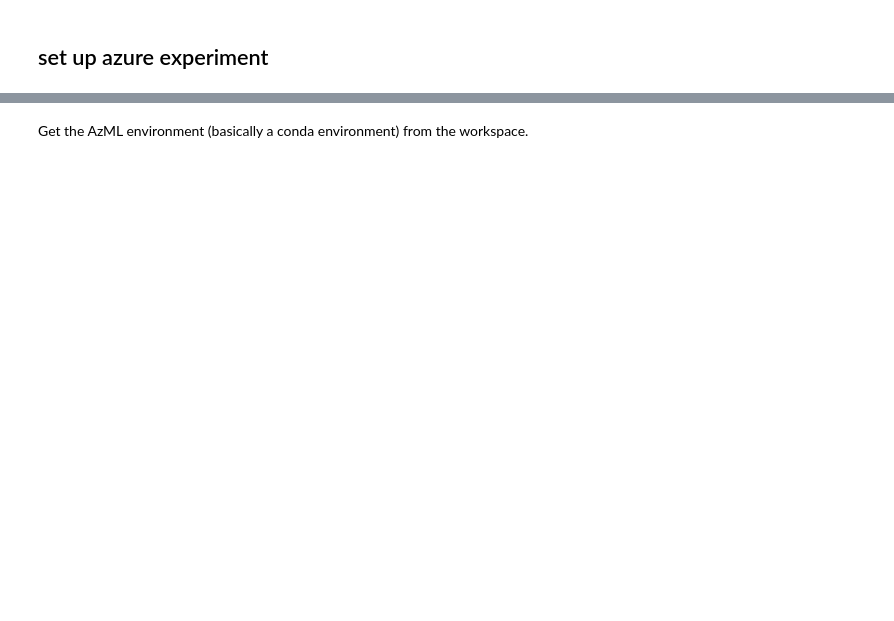
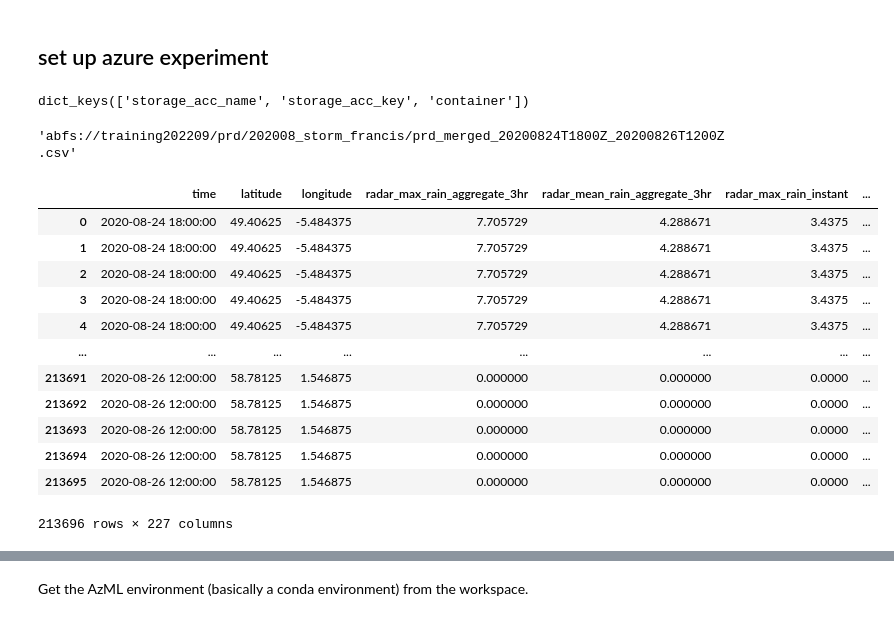
Before and after one commit to informatics-lab/precip_rediagnosis, a Jupyter notebook: model_pipeline/prd_mlops_azml_GPU_demo.ipynb, the cells around one changed output, grey strips where cells are left out. Drawn from its saved outputs; the diff is of its cells as text; code cells hidden in the pictures; blank space fills up the shorter version.

```diff
--- a/model_pipeline/prd_mlops_azml_GPU_demo.ipynb
+++ b/model_pipeline/prd_mlops_azml_GPU_demo.ipynb
@@ -21,0 +34,7 @@ from azureml.core import Experiment, ComputeTarget, ScriptRunConfig
+# %%
+with open('credentials_file.json') as credentials_file:
+    az_blob_cred = json.load(credentials_file)
+
+az_blob_cred.keys()
+# %% [output]
+dict_keys(['storage_acc_name', 'storage_acc_key', 'container'])
@@ -21,0 +45,8 @@ from azureml.core import Experiment, ComputeTarget, ScriptRunConfig
+# %%
+# prd_rel_path = 'prd/202008_storm_francis/prd_merged_20200824T1800Z_20200826T1200Z.csv'
+prd_rel_path = 'prd/202008_storm_francis/prd_merged*csv'
+# %%
+prd_data_url = f'abfs://{container}/{prd_rel_path}'
+prd_data_url
+# %% [output]
+'abfs://training202209/prd/202008_storm_francis/prd_merged_20200824T1800Z_20200826T1200Z.csv'
@@ -21,0 +62,16 @@ from azureml.core import Experiment, ComputeTarget, ScriptRunConfig
+# %%
+prd_pipeline.load_data_azure_blob(az_blob_cred, prd_rel_path)
+# %% [output]
+|  | time | latitude | longitude | radar_max_rain_aggregate_3hr | radar_mean_rain_aggregate_3hr | radar_max_rain_instant | ... |
+| 0 | 2020-08-24 18:00:00 | 49.40625 | -5.484375 | 7.705729 | 4.288671 | 3.4375 | ... |
+| 1 | 2020-08-24 18:00:00 | 49.40625 | -5.484375 | 7.705729 | 4.288671 | 3.4375 | ... |
+| 2 | 2020-08-24 18:00:00 | 49.40625 | -5.484375 | 7.705729 | 4.288671 | 3.4375 | ... |
+| 3 | 2020-08-24 18:00:00 | 49.40625 | -5.484375 | 7.705729 | 4.288671 | 3.4375 | ... |
+| 4 | 2020-08-24 18:00:00 | 49.40625 | -5.484375 | 7.705729 | 4.288671 | 3.4375 | ... |
+| ... | ... | ... | ... | ... | ... | ... | ... |
+| 213691 | 2020-08-26 12:00:00 | 58.78125 | 1.546875 | 0.000000 | 0.000000 | 0.0000 | ... |
+| 213692 | 2020-08-26 12:00:00 | 58.78125 | 1.546875 | 0.000000 | 0.000000 | 0.0000 | ... |
+| 213693 | 2020-08-26 12:00:00 | 58.78125 | 1.546875 | 0.000000 | 0.000000 | 0.0000 | ... |
+| 213694 | 2020-08-26 12:00:00 | 58.78125 | 1.546875 | 0.000000 | 0.000000 | 0.0000 | ... |
+| 213695 | 2020-08-26 12:00:00 | 58.78125 | 1.546875 | 0.000000 | 0.000000 | 0.0000 | ... |
+213696 rows × 227 columns
```
Also changed, not shown: parts of 28 cells of this notebook, 4 other files.
